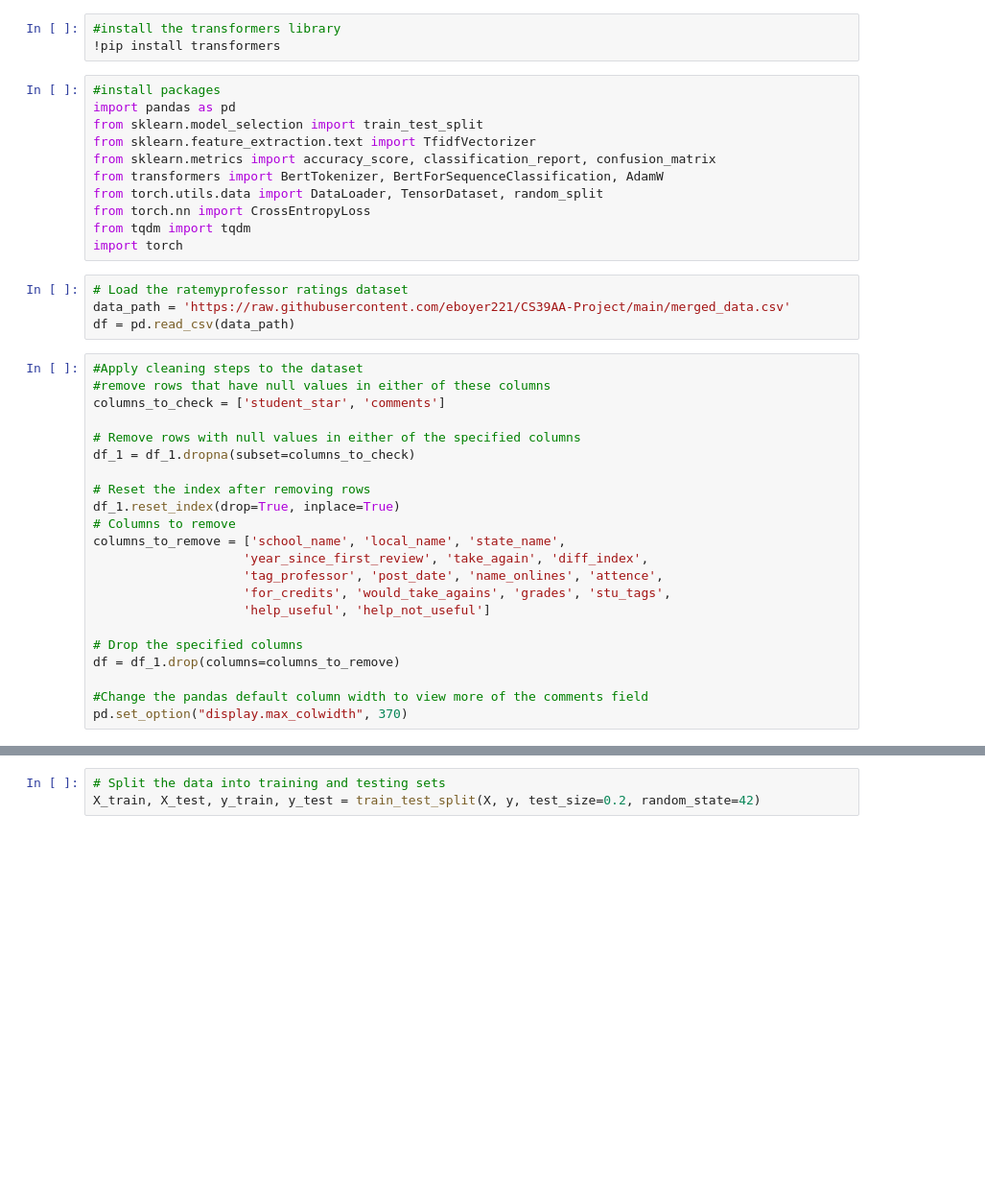
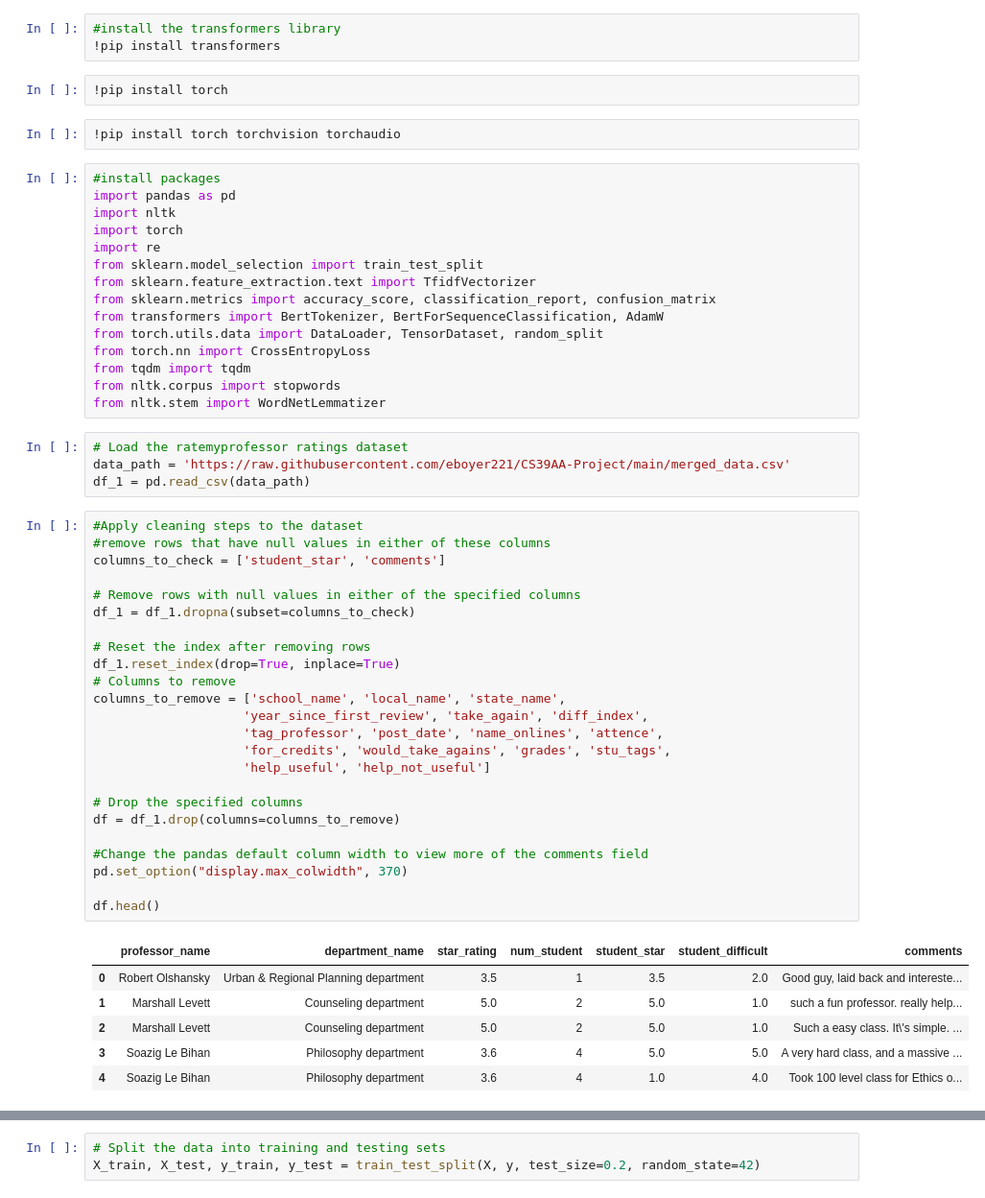
Before and after one commit to eboyer221/CS39AA-NLP-Project, a Jupyter notebook: Project Part 3.ipynb, the cells around one changed output, grey strips where cells are left out. Shown at 96% size. Saved outputs shown, nothing was run; the diff lists cells and outputs as text; blank space fills up the shorter version.

```diff
--- a/Project Part 3.ipynb
+++ b/Project Part 3.ipynb
@@ -3,9 +9,16 @@ For Part 3 of this Project I will be using the 'BertForSequenceClassification' m
 # %%
 #install the transformers library
 !pip install transformers
+# %%
+!pip install torch
+# %%
+!pip install torch torchvision torchaudio
 # %%
 #install packages
 import pandas as pd
+import nltk
+import torch
+import re
 from sklearn.model_selection import train_test_split
 from sklearn.feature_extraction.text import TfidfVectorizer
 from sklearn.metrics import accuracy_score, classification_report, confusion_matrix
@@ -13,33 +26,43 @@ from transformers import BertTokenizer, BertForSequenceClassification, AdamW
 from torch.utils.data import DataLoader, TensorDataset, random_split
 from torch.nn import CrossEntropyLoss
 from tqdm import tqdm
-import torch
+from nltk.corpus import stopwords
+from nltk.stem import WordNetLemmatizer
 # %%
 # Load the ratemyprofessor ratings dataset
 data_path = 'https://raw.githubusercontent.com/eboyer221/CS39AA-Project/main/merged_data.csv'
-df = pd.read_csv(data_path)
+df_1 = pd.read_csv(data_path)
 # %%
 #Apply cleaning steps to the dataset
 #remove rows that have null values in either of these columns
 columns_to_check = ['student_star', 'comments']
 
 # Remove rows with null values in either of the specified columns
 df_1 = df_1.dropna(subset=columns_to_check)
 
 # Reset the index after removing rows
 df_1.reset_index(drop=True, inplace=True)
 # Columns to remove
 columns_to_remove = ['school_name', 'local_name', 'state_name',
                     'year_since_first_review', 'take_again', 'diff_index',
                     'tag_professor', 'post_date', 'name_onlines', 'attence',
                     'for_credits', 'would_take_agains', 'grades', 'stu_tags',
                     'help_useful', 'help_not_useful']
 
 # Drop the specified columns
 df = df_1.drop(columns=columns_to_remove)
 
 #Change the pandas default column width to view more of the comments field
 pd.set_option("display.max_colwidth", 370)
+
+df.head()
+# %% [output]
+|  | professor_name | department_name | star_rating | num_student | student_star | student_difficult | comments |
+| 0 | Robert Olshansky | Urban & Regional Planning department | 3.5 | 1 | 3.5 | 2.0 | Good guy, laid back and intereste... |
+| 1 | Marshall Levett | Counseling department | 5.0 | 2 | 5.0 | 1.0 | such a fun professor. really help... |
+| 2 | Marshall Levett | Counseling department | 5.0 | 2 | 5.0 | 1.0 | Such a easy class. It\'s simple. ... |
+| 3 | Soazig Le Bihan | Philosophy department | 3.6 | 4 | 5.0 | 5.0 | A very hard class, and a massive ... |
+| 4 | Soazig Le Bihan | Philosophy department | 3.6 | 4 | 1.0 | 4.0 | Took 100 level class for Ethics o... |
 # %%
 # Function to clean up comments text using lemmatization
 def clean_comments_lemm(text):
```
Also changed, not shown: parts of 5 cells of this notebook.
